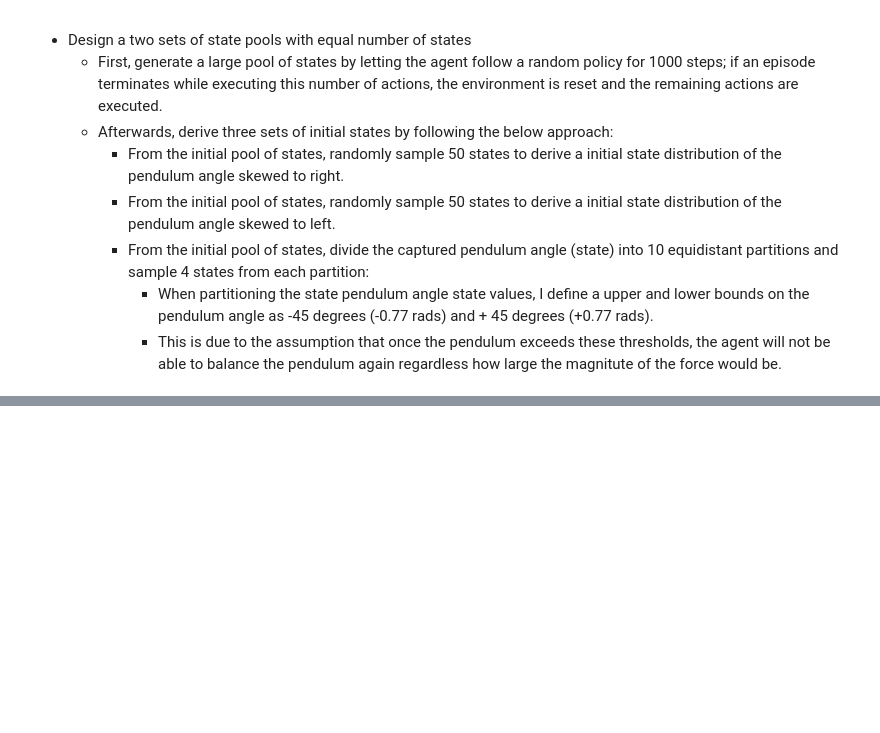
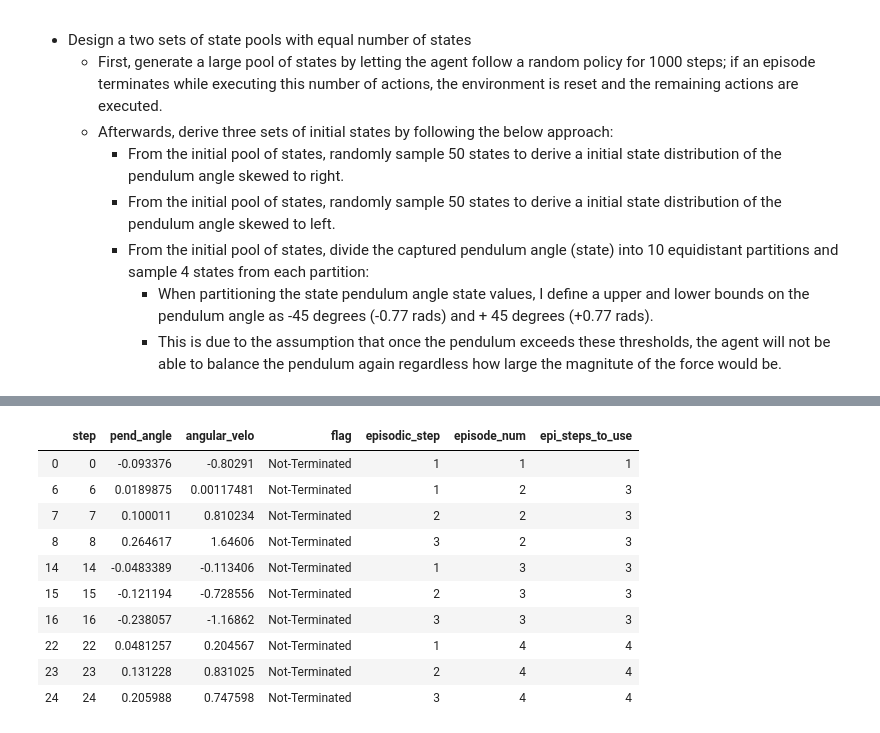
Before and after one commit to PandulaP/RL_Research, a Jupyter notebook: Pb_policy_iteration/cart_pole_modified_env/initial_state_analysis/initial_state_analysis.ipynb, the cells around one changed output, grey strips where cells are left out. Saved outputs shown, nothing was run; the diff lists cells and outputs as text; code cells hidden in the pictures; blank space fills up the shorter version.

```diff
--- a/Pb_policy_iteration/cart_pole_modified_env/initial_state_analysis/initial_state_analysis.ipynb
+++ b/Pb_policy_iteration/cart_pole_modified_env/initial_state_analysis/initial_state_analysis.ipynb
@@ -160,0 +192,14 @@ def partition_action_space(env_name:'string'
+# %%
+obs_df_reduced.head(10)
+# %% [output]
+|  | step | pend_angle | angular_velo | flag | episodic_step | episode_num | epi_steps_to_use |
+| 0 | 0 | -0.093376 | -0.80291 | Not-Terminated | 1 | 1 | 1 |
+| 6 | 6 | 0.0189875 | 0.00117481 | Not-Terminated | 1 | 2 | 3 |
+| 7 | 7 | 0.100011 | 0.810234 | Not-Terminated | 2 | 2 | 3 |
+| 8 | 8 | 0.264617 | 1.64606 | Not-Terminated | 3 | 2 | 3 |
+| 14 | 14 | -0.0483389 | -0.113406 | Not-Terminated | 1 | 3 | 3 |
+| 15 | 15 | -0.121194 | -0.728556 | Not-Terminated | 2 | 3 | 3 |
+| 16 | 16 | -0.238057 | -1.16862 | Not-Terminated | 3 | 3 | 3 |
+| 22 | 22 | 0.0481257 | 0.204567 | Not-Terminated | 1 | 4 | 4 |
+| 23 | 23 | 0.131228 | 0.831025 | Not-Terminated | 2 | 4 | 4 |
+| 24 | 24 | 0.205988 | 0.747598 | Not-Terminated | 3 | 4 | 4 |
```
Also changed, not shown: parts of 23 cells of this notebook.
